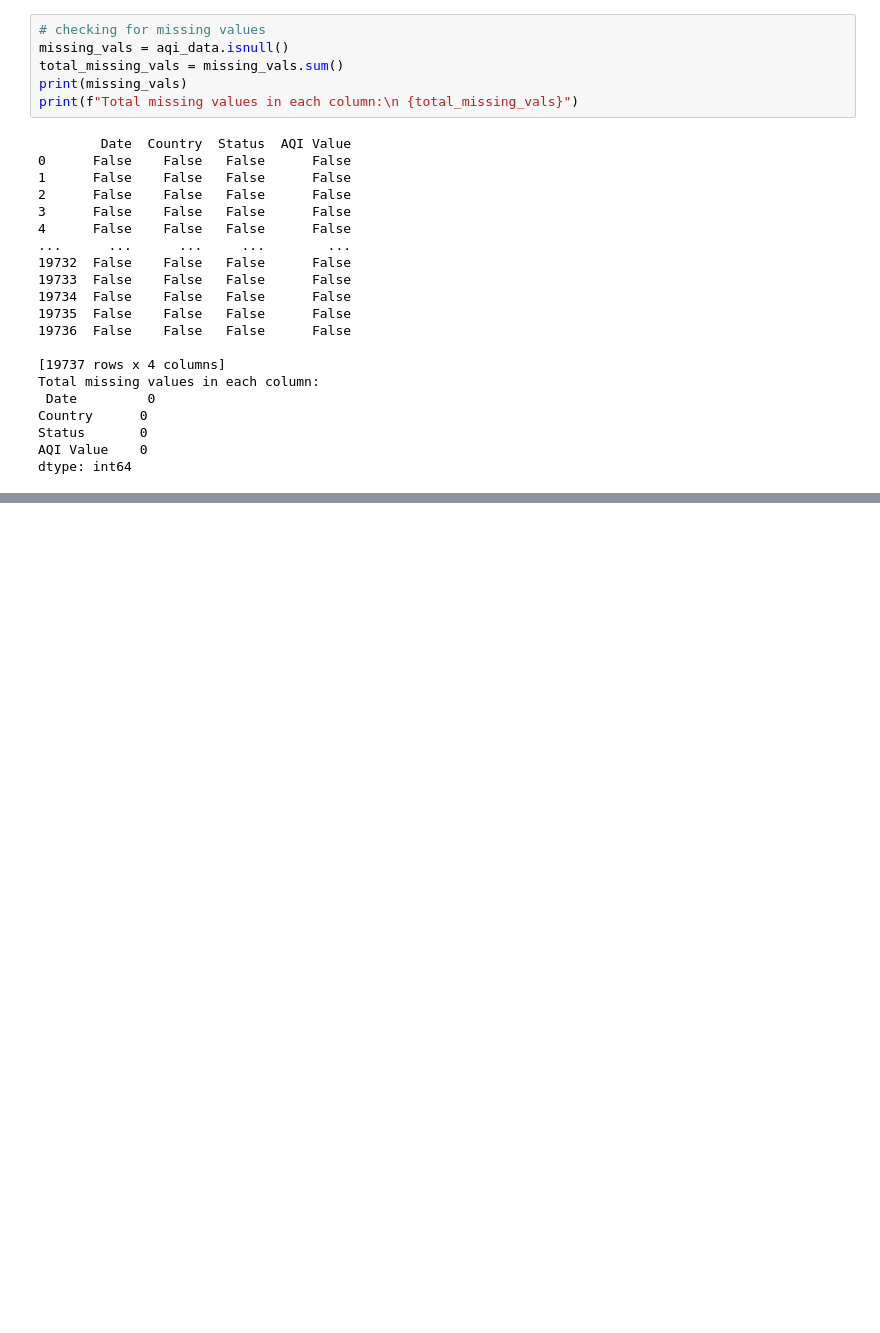
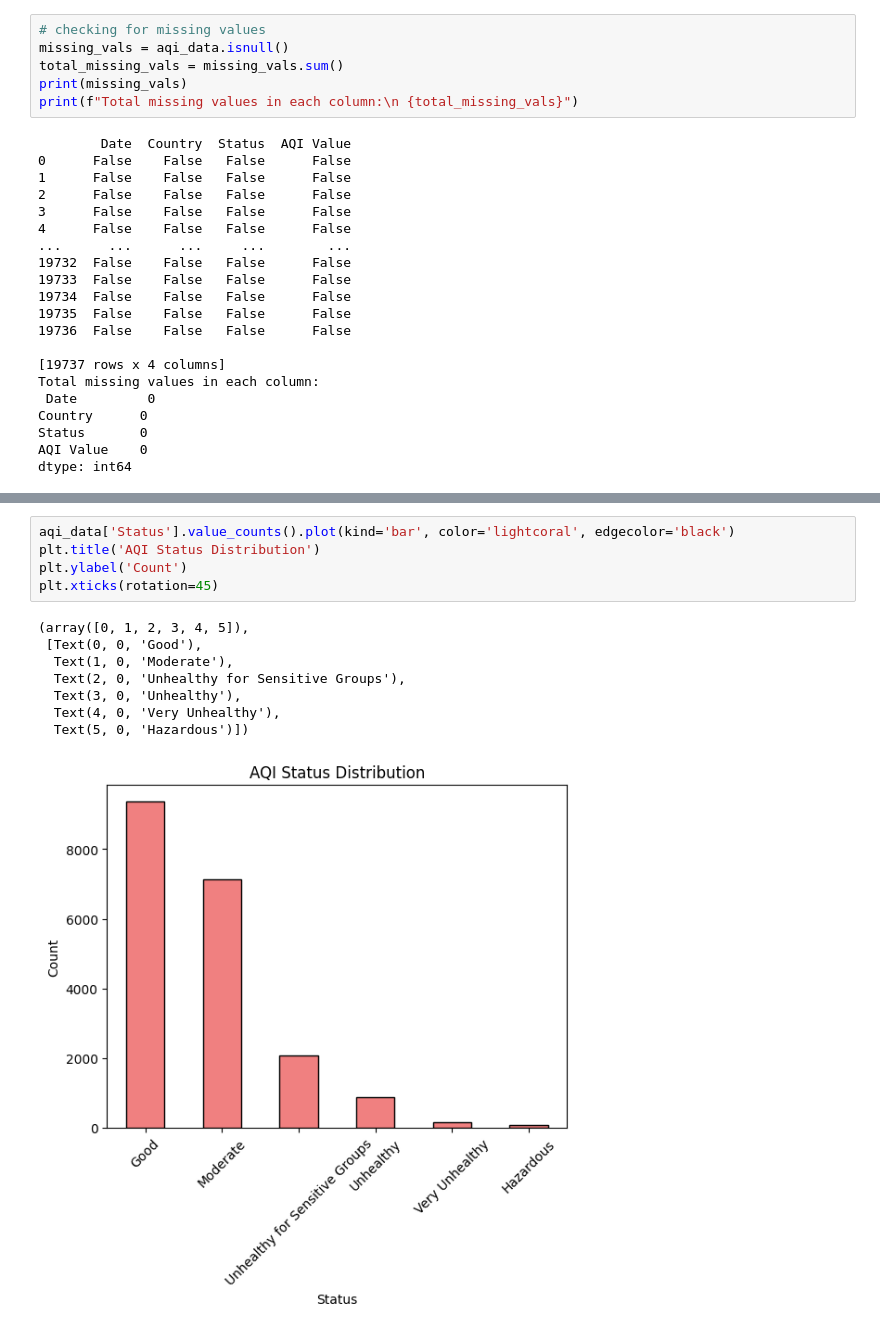
Before and after one commit to nicolynk03/air_quality, a Jupyter notebook: notebooks/aqi_EDA.ipynb, the cells around one changed output, grey strips where cells are left out. Saved outputs shown, nothing was run; the diff lists cells and outputs as text; blank space fills up the shorter version.

```diff
--- a/notebooks/aqi_EDA.ipynb
+++ b/notebooks/aqi_EDA.ipynb
@@ -51,0 +119,14 @@ dtype: int64
+# %%
+aqi_data['Status'].value_counts().plot(kind='bar', color='lightcoral', edgecolor='black')
+plt.title('AQI Status Distribution')
+plt.ylabel('Count')
+plt.xticks(rotation=45)
+# %% [output]
+(array([0, 1, 2, 3, 4, 5]),
+ [Text(0, 0, 'Good'),
+  Text(1, 0, 'Moderate'),
+  Text(2, 0, 'Unhealthy for Sensitive Groups'),
+  Text(3, 0, 'Unhealthy'),
+  Text(4, 0, 'Very Unhealthy'),
+  Text(5, 0, 'Hazardous')])
+[figure, added]
```
Also changed, not shown: parts of 6 cells of this notebook.
